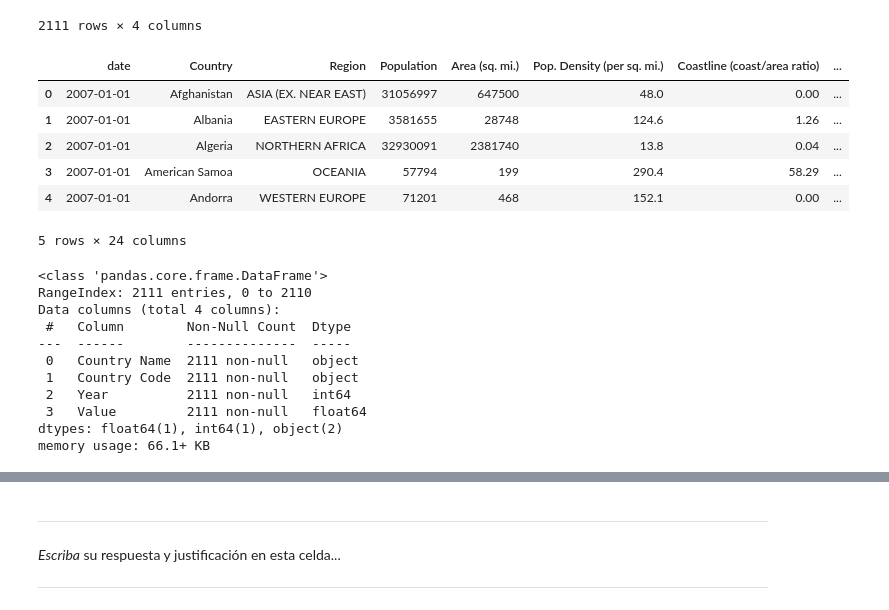
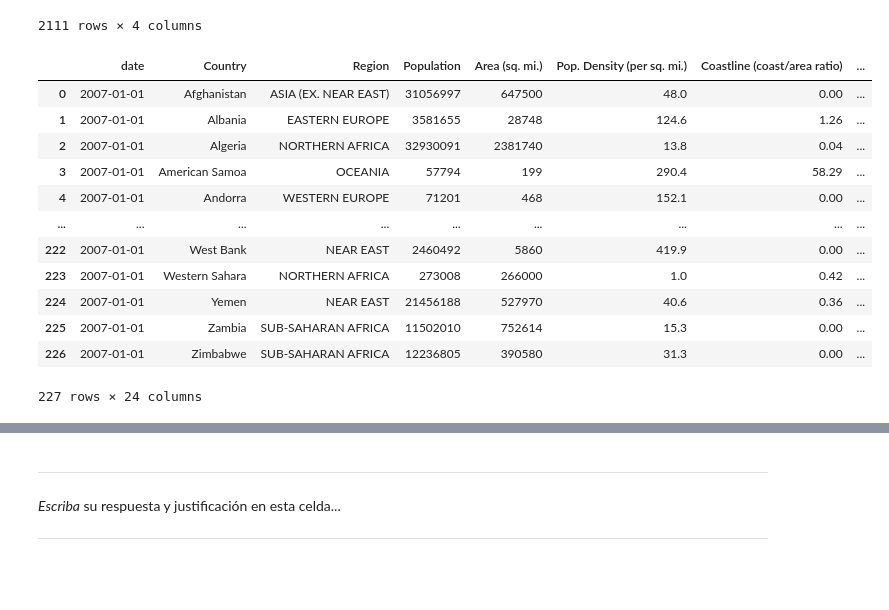
Before and after one commit to MichaelGalazz/Tarea-1-ML, a Jupyter notebook: Tarea_1 (3).ipynb, the cells around one changed output, grey strips where cells are left out. Saved outputs shown, nothing was run; the diff lists cells and outputs as text; code cells hidden in the pictures; blank space fills up the shorter version.

```diff
--- a/Tarea_1 (3).ipynb
+++ b/Tarea_1 (3).ipynb
@@ -956,26 +799,18 @@ df_gini
 | 2110 | Zimbabwe | ZWE | 2019 | 50.3 |
 2111 rows × 4 columns
 # %%
-df.head()
+df
 # %% [output]
 |  | date | Country | Region | Population | Area (sq. mi.) | Pop. Density (per sq. mi.) | Coastline (coast/area ratio) | ... |
 | 0 | 2007-01-01 | Afghanistan | ASIA (EX. NEAR EAST) | 31056997 | 647500 | 48.0 | 0.00 | ... |
 | 1 | 2007-01-01 | Albania | EASTERN EUROPE | 3581655 | 28748 | 124.6 | 1.26 | ... |
 | 2 | 2007-01-01 | Algeria | NORTHERN AFRICA | 32930091 | 2381740 | 13.8 | 0.04 | ... |
 | 3 | 2007-01-01 | American Samoa | OCEANIA | 57794 | 199 | 290.4 | 58.29 | ... |
 | 4 | 2007-01-01 | Andorra | WESTERN EUROPE | 71201 | 468 | 152.1 | 0.00 | ... |
+| ... | ... | ... | ... | ... | ... | ... | ... | ... |
+| 222 | 2007-01-01 | West Bank | NEAR EAST | 2460492 | 5860 | 419.9 | 0.00 | ... |
+| 223 | 2007-01-01 | Western Sahara | NORTHERN AFRICA | 273008 | 266000 | 1.0 | 0.42 | ... |
+| 224 | 2007-01-01 | Yemen | NEAR EAST | 21456188 | 527970 | 40.6 | 0.36 | ... |
+| 225 | 2007-01-01 | Zambia | SUB-SAHARAN AFRICA | 11502010 | 752614 | 15.3 | 0.00 | ... |
+| 226 | 2007-01-01 | Zimbabwe | SUB-SAHARAN AFRICA | 12236805 | 390580 | 31.3 | 0.00 | ... |
-5 rows × 24 columns
+227 rows × 24 columns
-# %%
-df_gini.info()
-# %% [output]
-<class 'pandas.core.frame.DataFrame'>
-RangeIndex: 2111 entries, 0 to 2110
-Data columns (total 4 columns):
- #   Column        Non-Null Count  Dtype
----  ------        --------------  -----
- 0   Country Name  2111 non-null   object
- 1   Country Code  2111 non-null   object
- 2   Year          2111 non-null   int64
- 3   Value         2111 non-null   float64
-dtypes: float64(1), int64(1), object(2)
-memory usage: 66.1+ KB
```
Also changed, not shown: parts of 37 cells of this notebook.
